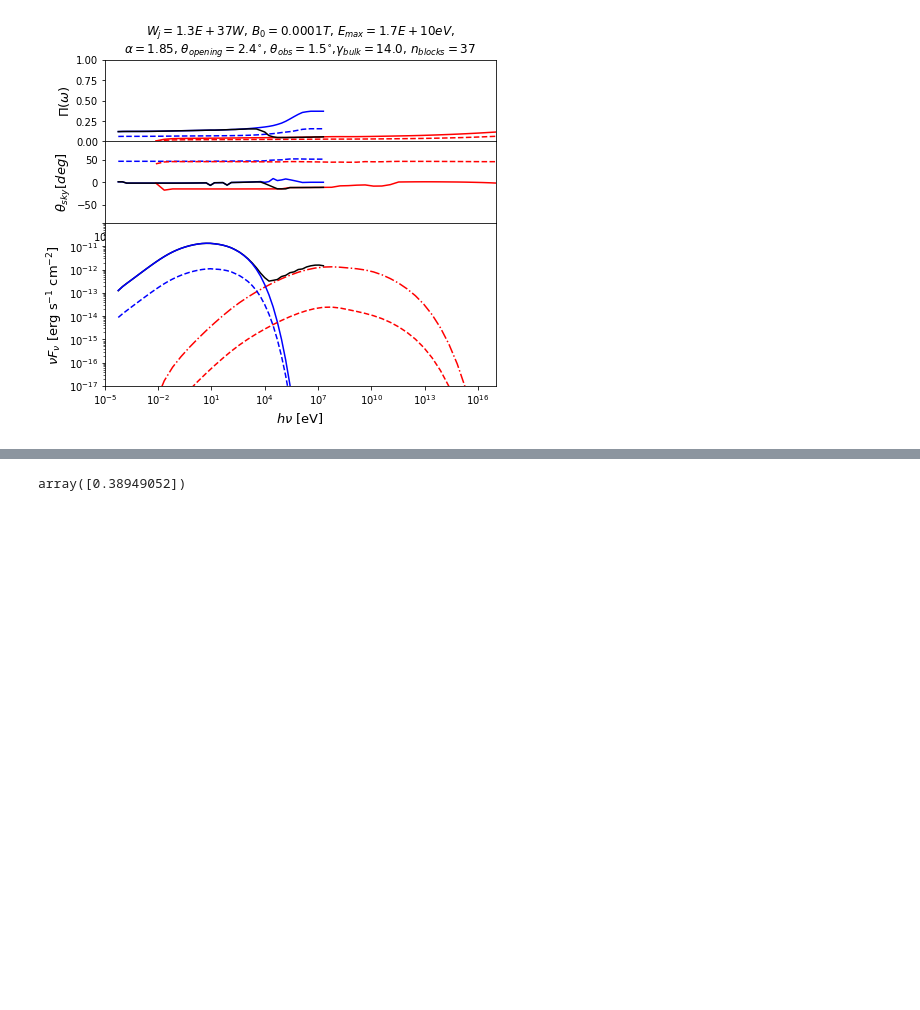
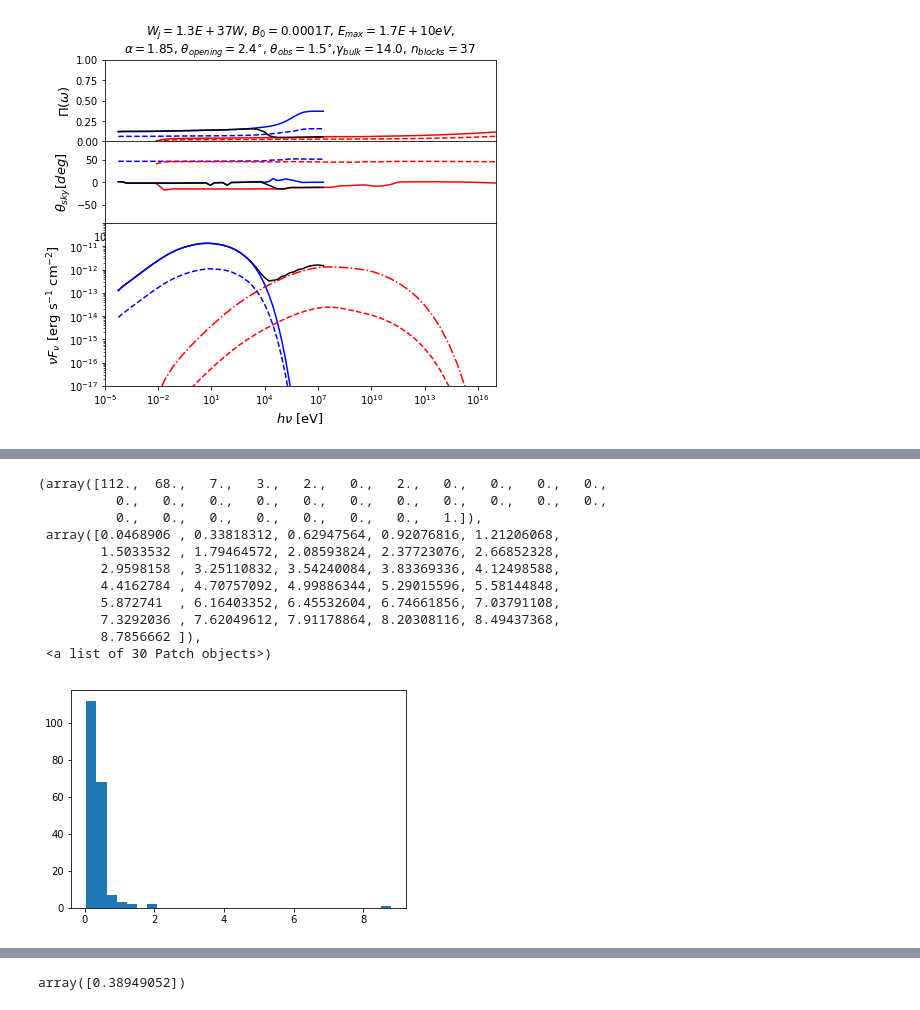
Before and after one commit to alpv95/SSCpol, a Jupyter notebook: notebooks/Analyze.ipynb, the cells around one changed output, grey strips where cells are left out. Saved outputs shown, nothing was run; the diff lists cells and outputs as text; code cells hidden in the pictures; blank space fills up the shorter version.

```diff
--- a/notebooks/Analyze.ipynb
+++ b/notebooks/Analyze.ipynb
@@ -77,3 +197,12 @@ junk.plot_SED(testfil_path,keyp_path,freq_path)
+# %%
+def mad67(arr):
+    """ Median Absolute Deviation: a "Robust" version of standard deviation.
+        Indices variabililty of the sample.
+        https://en.wikipedia.org/wiki/Median_absolute_deviation
+    """
+    arr = np.ma.array(arr).compressed() # should be faster to not use masked arrays.
+    med = np.median(arr)
+    return np.sort(np.abs(arr - med))[np.int((len(arr)-1)/1.48)]
 # %%
 working_path = '/home/groups/kipac/alpv95/Romani/'
 data_path = 'nbloc7_90/'
@@ -203,0 +496,15 @@ STD_IC1[0] = STD_IC[0]
+# %%
+plt.hist(full_syncIC[15],30)
+# %% [output]
+(array([112.,  68.,   7.,   3.,   2.,   0.,   2.,   0.,   0.,   0.,   0.,
+          0.,   0.,   0.,   0.,   0.,   0.,   0.,   0.,   0.,   0.,   0.,
+          0.,   0.,   0.,   0.,   0.,   0.,   0.,   1.]),
+ array([0.0468906 , 0.33818312, 0.62947564, 0.92076816, 1.21206068,
+        1.5033532 , 1.79464572, 2.08593824, 2.37723076, 2.66852328,
+        2.9598158 , 3.25110832, 3.54240084, 3.83369336, 4.12498588,
+        4.4162784 , 4.70757092, 4.99886344, 5.29015596, 5.58144848,
+        5.872741  , 6.16403352, 6.45532604, 6.74661856, 7.03791108,
+        7.3292036 , 7.62049612, 7.91178864, 8.20308116, 8.49437368,
+        8.7856662 ]),
+ <a list of 30 Patch objects>)
+[figure, added]
```
Also changed, not shown: parts of 25 cells of this notebook, 4 other files.
